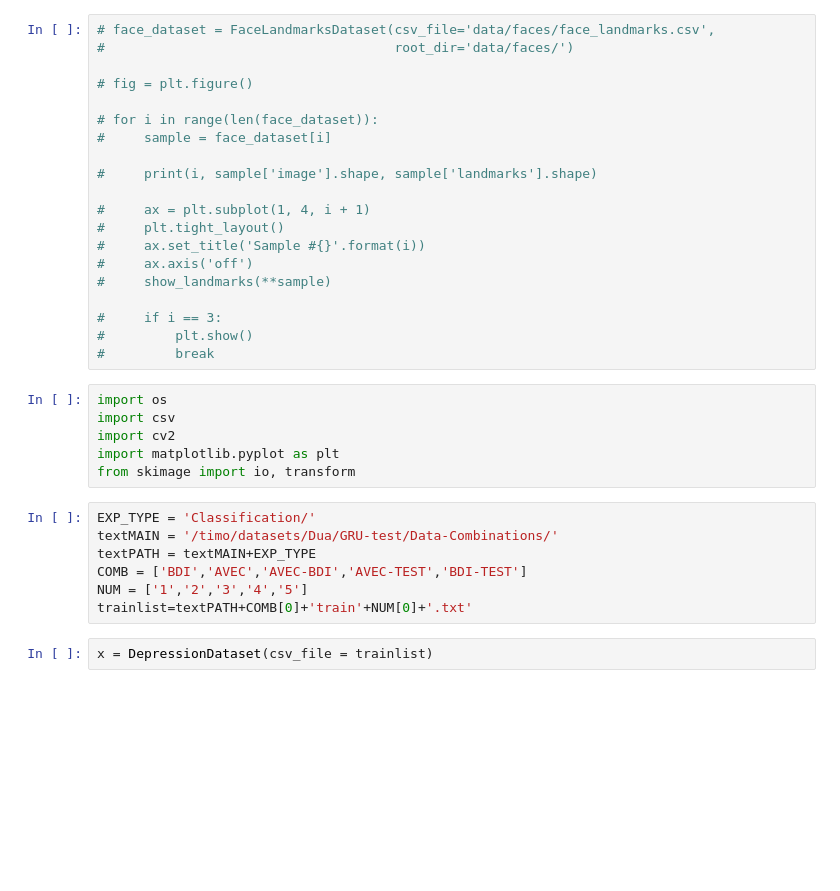
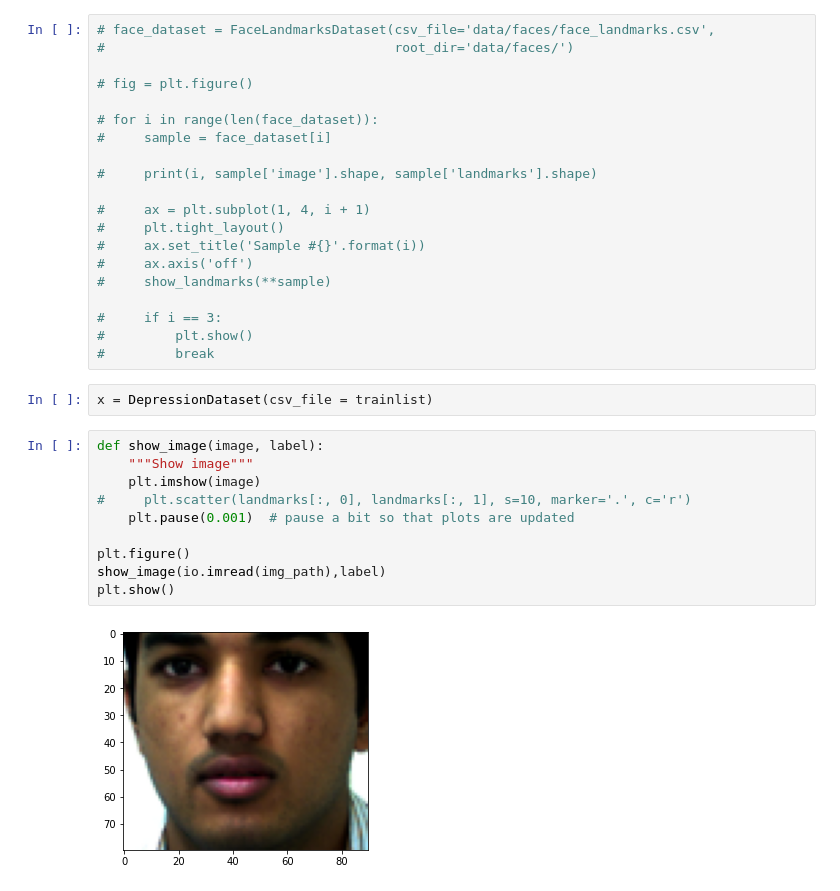
Before and after one commit to DuaAHMAD/VGG_GRU, a Jupyter notebook: VGG_Finetune/Creating-Dataloader.ipynb, the cells around one changed output. Cells and saved outputs as stored; diff of their text form; blank space fills up the shorter version.

```diff
--- a/VGG_Finetune/Creating-Dataloader.ipynb
+++ b/VGG_Finetune/Creating-Dataloader.ipynb
@@ -55,19 +79,18 @@ class DepressionDataset():
 #     if i == 3:
 #         plt.show()
 #         break
-# %%
-import os
-import csv
-import cv2
-import matplotlib.pyplot as plt
-from skimage import io, transform
-# %%
-EXP_TYPE = 'Classification/'
-textMAIN = '/timo/datasets/Dua/GRU-test/Data-Combinations/'
-textPATH = textMAIN+EXP_TYPE
-COMB = ['BDI','AVEC','AVEC-BDI','AVEC-TEST','BDI-TEST']
-NUM = ['1','2','3','4','5']
-trainlist=textPATH+COMB[0]+'train'+NUM[0]+'.txt'
 # %%
 x = DepressionDataset(csv_file = trainlist)
+# %%
+def show_image(image, label):
+    """Show image"""
+    plt.imshow(image)
+#     plt.scatter(landmarks[:, 0], landmarks[:, 1], s=10, marker='.', c='r')
+    plt.pause(0.001)  # pause a bit so that plots are updated
+
+plt.figure()
+show_image(io.imread(img_path),label)
+plt.show()
+# %% [output]
+[figure, added]
 # %%
```
Also changed, not shown: parts of 6 cells of this notebook, 1 other file.
